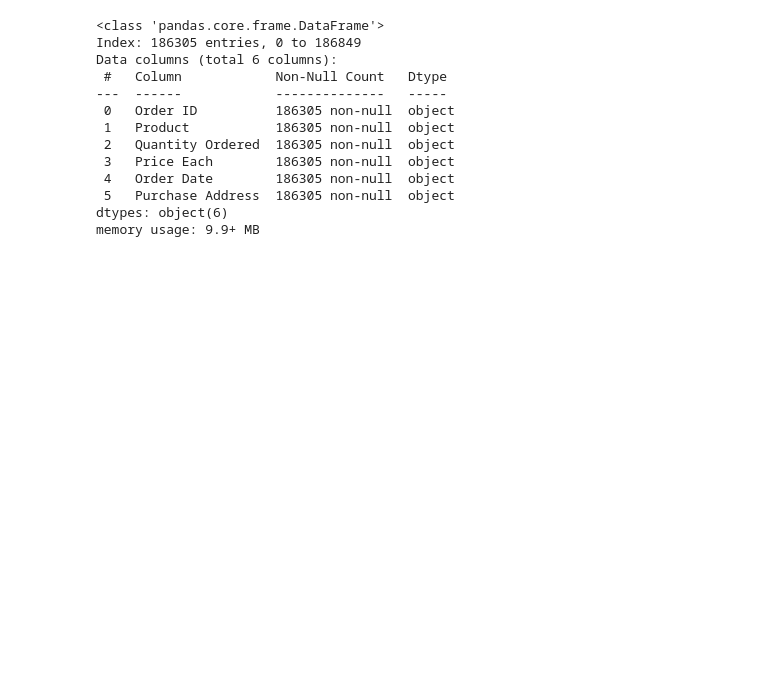
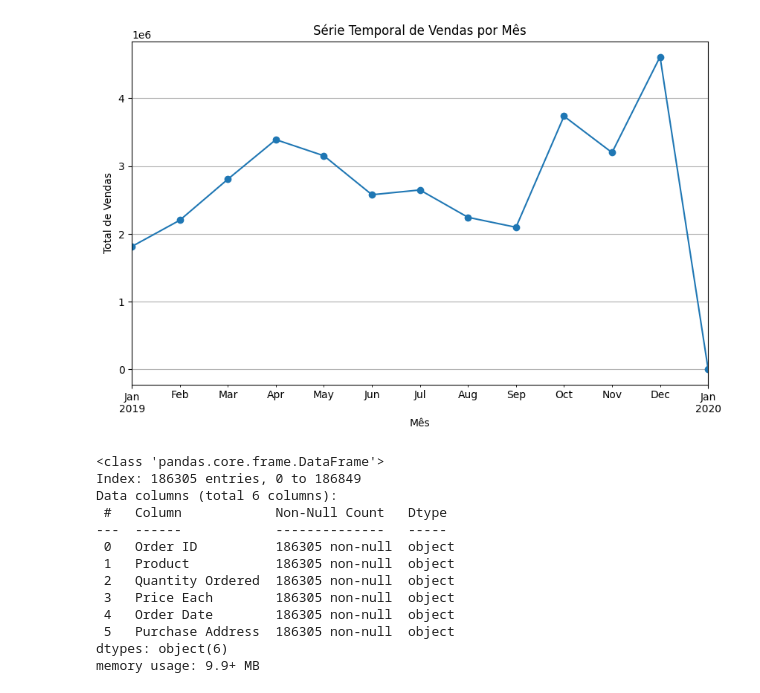
Before and after one commit to guilhermem0101/ml-book-exemplos, a Jupyter notebook: previsao_vendas.ipynb, the cells around one changed output. Saved outputs shown, nothing was run; the diff lists cells and outputs as text; code cells hidden in the pictures; blank space fills up the shorter version.

```diff
--- a/previsao_vendas.ipynb
+++ b/previsao_vendas.ipynb
@@ -52,3 +85,14 @@ df['Sales'] = df['Quantity Ordered'] * df['Price Each']
+# %%
+# Plotar o gráfico da série temporal por mês
+plt.figure(figsize=(10, 6))
+serie_temporal_mes.plot(kind='line', marker='o')
+plt.title('Série Temporal de Vendas por Mês')
+plt.xlabel('Mês')
+plt.ylabel('Total de Vendas')
+plt.grid(True)
+plt.show()
+# %% [output]
+[figure, added]
 # %%
 df.info()
 # %% [output]
```
Also changed, not shown: parts of 10 cells of this notebook, 1 other file.
